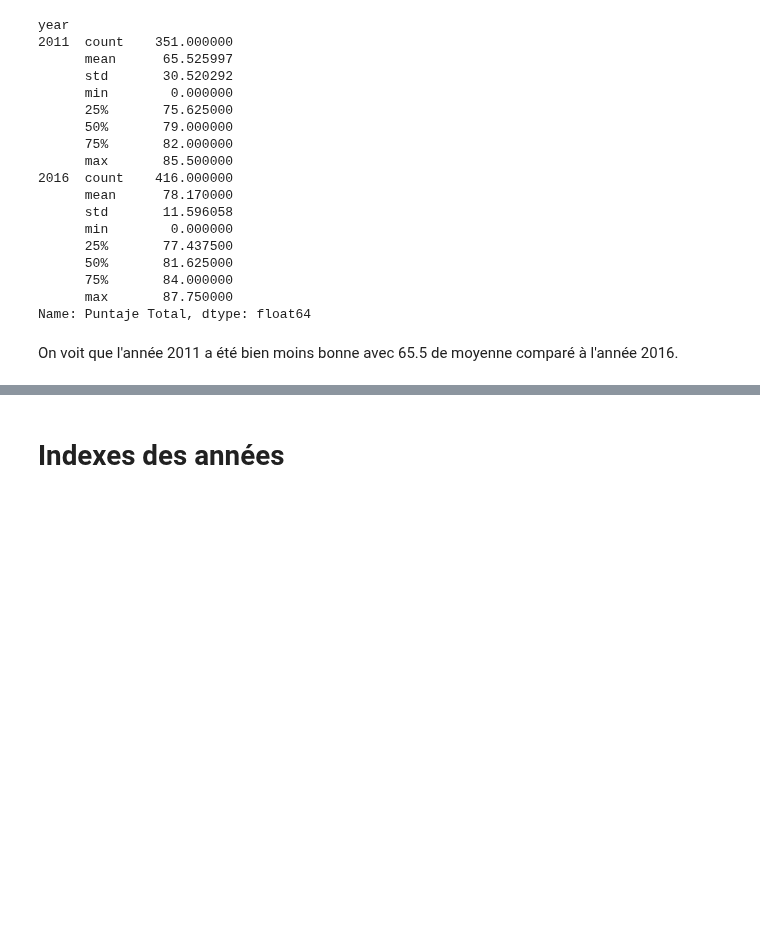
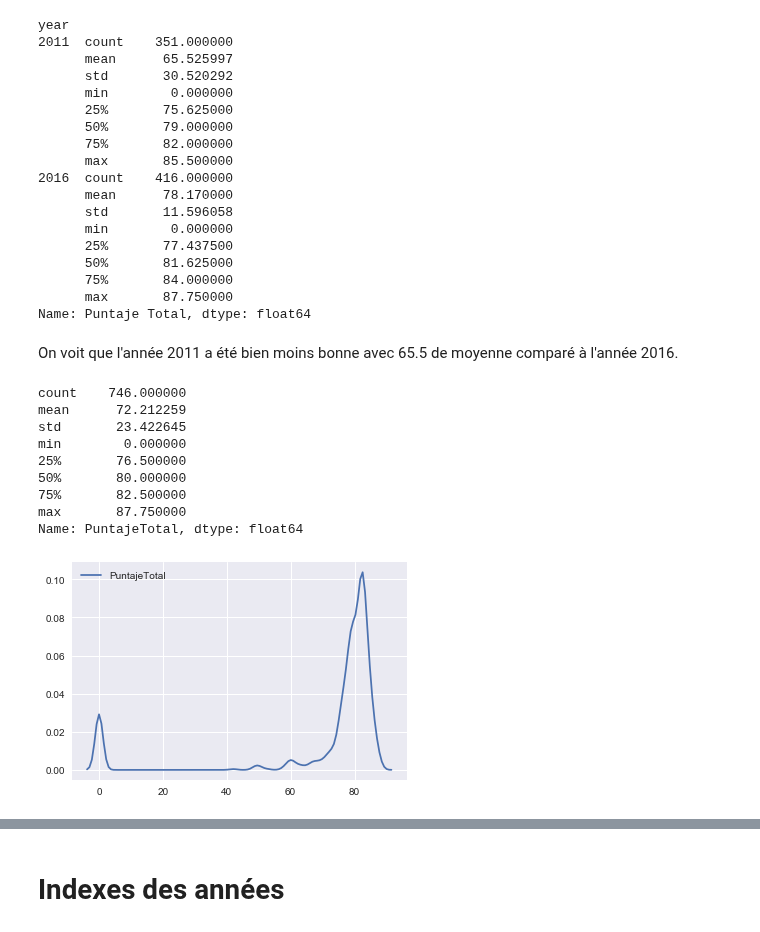
Before and after one commit to ThibaultSchowing/Bachelor_Thesis_2017_Sources, a Jupyter notebook: Notebook/DataAnalysis/1_Climatic and Environement Data Exploration.ipynb, the cells around one changed output, grey strips where cells are left out. Saved outputs shown, nothing was run; the diff lists cells and outputs as text; code cells hidden in the pictures; blank space fills up the shorter version.

```diff
--- a/Notebook/DataAnalysis/1_Climatic and Environement Data Exploration.ipynb
+++ b/Notebook/DataAnalysis/1_Climatic and Environement Data Exploration.ipynb
@@ -255,4 +257,18 @@ year
 Name: Puntaje Total, dtype: float64
 # %% [markdown]
 On voit que l'année 2011 a été bien moins bonne avec 65.5 de moyenne comparé à l'année 2016.
+# %%
+sns.kdeplot(df.PuntajeTotal)
+df.PuntajeTotal.describe()
+# %% [output]
+count    746.000000
+mean      72.212259
+std       23.422645
+min        0.000000
+25%       76.500000
+50%       80.000000
+75%       82.500000
+max       87.750000
+Name: PuntajeTotal, dtype: float64
+[figure, added]
 # %%
```
Also changed, not shown: parts of 10 cells of this notebook, 7 other files.
